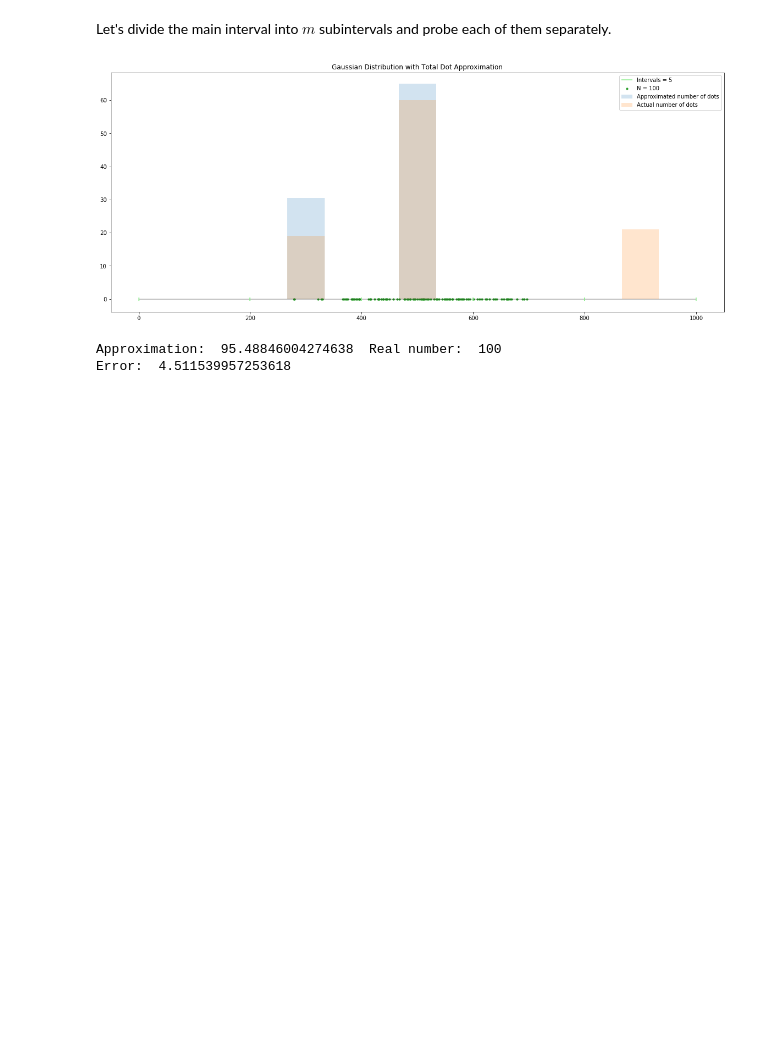
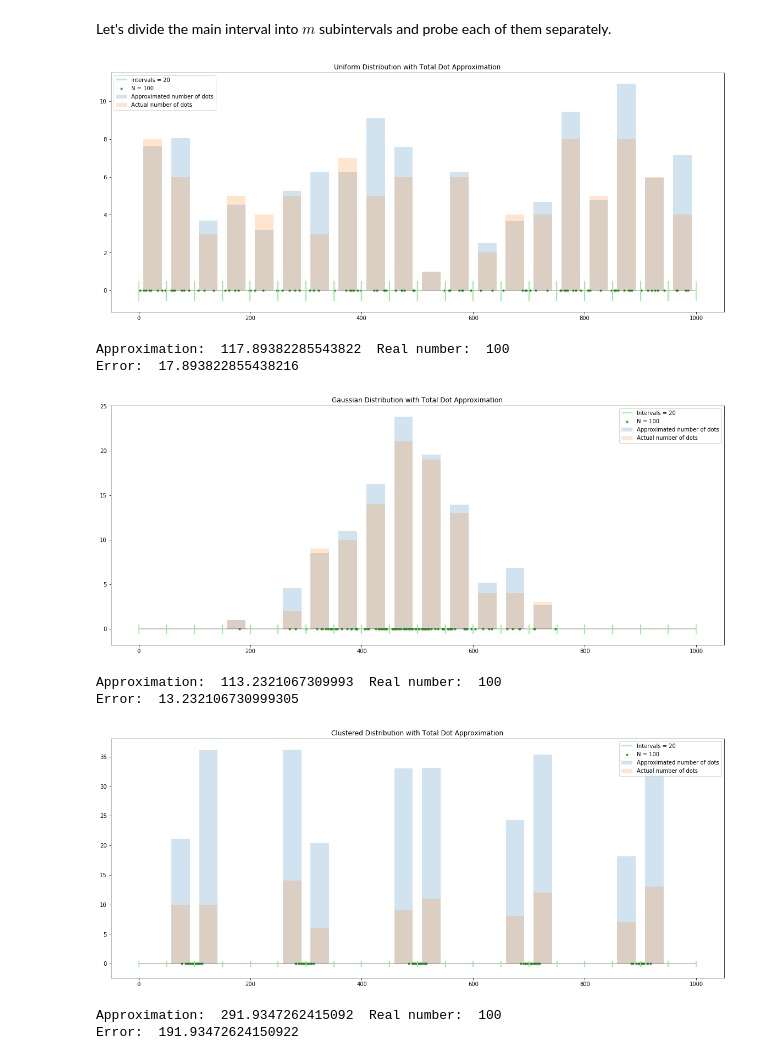
Before and after one commit to sebastiandro/probing-density, a Jupyter notebook: Probing Density.ipynb, the cells around one changed output. Drawn from its saved outputs; the diff is of its cells as text; code cells hidden in the pictures; blank space fills up the shorter version.

```diff
--- a/Probing Density.ipynb
+++ b/Probing Density.ipynb
@@ -85,7 +74,7 @@ def plot_interval(dots, title='Our beautiful interval', x_max = 1000):
 ### Uniform Interval
 # %%
 def custom_randunif():
-    return random.uniform(0, x_max)
+    return int(random.uniform(0, x_max))
 
 dots = generate_dots(N,d, custom_randunif)
 plot_interval(dots, title='Our beautiful Uniform Interval')
@@ -99,7 +88,7 @@ Variance over the whole line:  87978.79316811608
 Let's make an interval with normally distributed points
 # %%
 def custom_gaussian():
-    return random.gauss(500, 100)
+    return int(random.gauss(x_max//2, x_max // 10))
 
 dots_gauss = generate_dots(N,d, custom_gaussian)
 plot_interval(dots_gauss, "Our beautiful Gaussian interval")
@@ -111,9 +100,7 @@ Variance over the whole line:  10860.70741403906
 ### Clusters Interval
 # %%
 def generate_clustrs(N, d, num_clusters = 8, std=10):
-    mu_range = np.arange(0,x_max,x_max/(num_clusters+1*10))
-    mu_range = mu_range[1:]
-    random.shuffle(mu_range)
+    mu_range = np.arange(x_max//(num_clusters*2),x_max,x_max//num_clusters)
     dots_clustrs = []
     for i in range(num_clusters):
         def custom_clustrs():
@@ -126,7 +113,7 @@ def generate_clustrs(N, d, num_clusters = 8, std=10):
     dots_clustrs = np.array(dots_clustrs).flatten()
     return dots_clustrs
 
-dots_clustrs = generate_clustrs(N, d, num_clusters=3)
+dots_clustrs = generate_clustrs(N, d, num_clusters=8)
 plot_interval(dots_clustrs, "Our beautiful Cluster interval")
 print("Variance over the whole line: ", np.var(dots_clustrs))
 # %% [output]
@@ -331,40 +287,45 @@ dots_clustrs = generate_clustrs(N, d, num_clusters=5)
 # %%
 def create_interval_density_plot(dots, title="Inverse Density function", n_intervals=10):
     intervals = create_intervals(n_intervals)
-    intv_densities = np.array(get_interval_densities(np.array(dots), intervals))
-    print(intv_densiti)
-    N_approximations = get_approximations_from_intv_densities(intv_densities)
+    dots_in_intervals = get_dots_in_intervals(dots, intervals)
+    mean_densities = get_intervals_mean_densities(dots_in_intervals)
+    N_approximations = get_approximations_from_densities(mean_densities, x_max / n_intervals)
     interval_means = [r - (x_max / n_intervals / 2) for l,r in intervals]
-    actual_num_dots_in_intervals = get_number_dots_in_intervals(dots, intervals)
+    actual_num_dots_in_intervals = get_number_dots_in_intervals(dots_in_intervals)
 
     N = len(dots)
     y = [0 for i in range(N)]
     plt.figure(figsize=(20,8))
     plt.hlines(0,0, x_max, alpha=0.3)
 
-    max_density = intv_densities.max()
+    max_density = np.max(mean_densities)
 
     plt.bar(interval_means, N_approximations, width = x_max/(n_intervals+10), alpha=0.2, label='Approximated number of dots')
     plt.bar(interval_means, actual_num_dots_in_intervals, width = x_max/(n_intervals+10), alpha=0.2, label='Actual number of dots')
     plt.vlines(intervals, ymin=-0.55, ymax=0.5, colors='lightgreen', label='Intervals = %d' % (n_intervals))
     plt.title(title)
     plt.scatter(dots, y, s=10, label='N = %d' % (N))
     plt.legend()
     plt.show()
 
-    print("Approximation: ",  N_approximations.sum() , " Real number: ", len(dots))
-    print("Error: ", abs(len(dots) - N_approximations.sum()))
+    print("Approximation: ",  np.sum(N_approximations) , " Real number: ", len(dots))
+    print("Error: ", abs(len(dots) - np.sum(N_approximations)))
 
+n_intervals = 20
 
-n_intervals = 5
-
-#create_interval_density_plot(dots, title="Uniform Distribution with Total Dot Approximation", n_intervals=n_intervals)
+create_interval_density_plot(dots, title="Uniform Distribution with Total Dot Approximation", n_intervals=n_intervals)
 create_interval_density_plot(dots_gauss, title="Gaussian Distribution with Total Dot Approximation", n_intervals=n_intervals)
-#create_interval_density_plot(dots_clustrs, title="Clustered Distribution with Total Dot Approximation", n_intervals=n_intervals)
+create_interval_density_plot(dots_clustrs, title="Clustered Distribution with Total Dot Approximation", n_intervals=n_intervals)
 # %% [output]
-[figure, old version]
+[figure, new version]
-Approximation:  95.48846004274638  Real number:  100
-Error:  4.511539957253618
+Approximation:  117.89382285543822  Real number:  100
+Error:  17.893822855438216
+[figure, added]
+Approximation:  113.2321067309993  Real number:  100
+Error:  13.232106730999305
+[figure, added]
+Approximation:  291.9347262415092  Real number:  100
+Error:  191.93472624150922
 # %%
 def error_vs_intervals_plot(dots, title='Error vs number of intervals'):
     N = len(dots)
```
Also changed, not shown: parts of 10 cells of this notebook.
